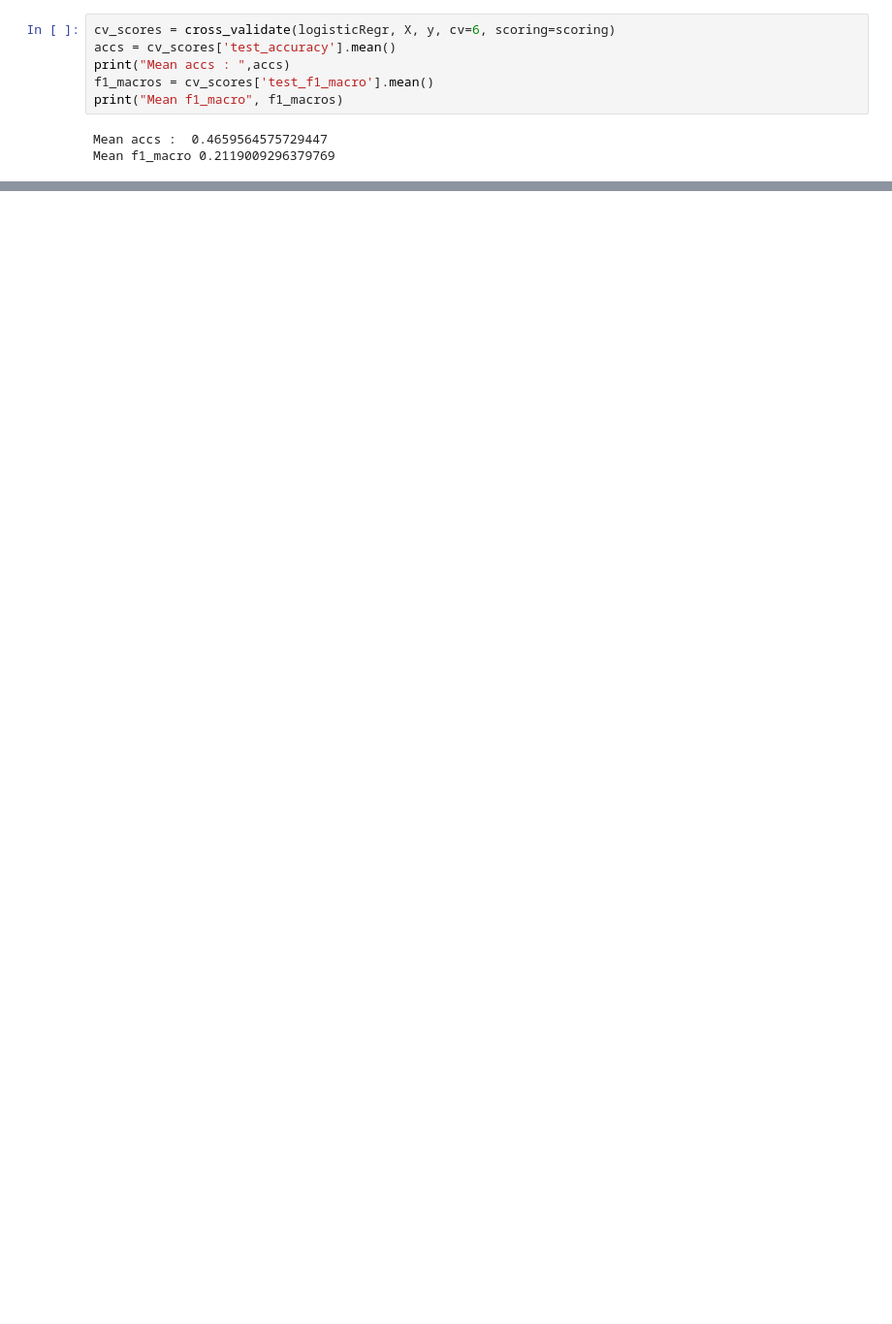
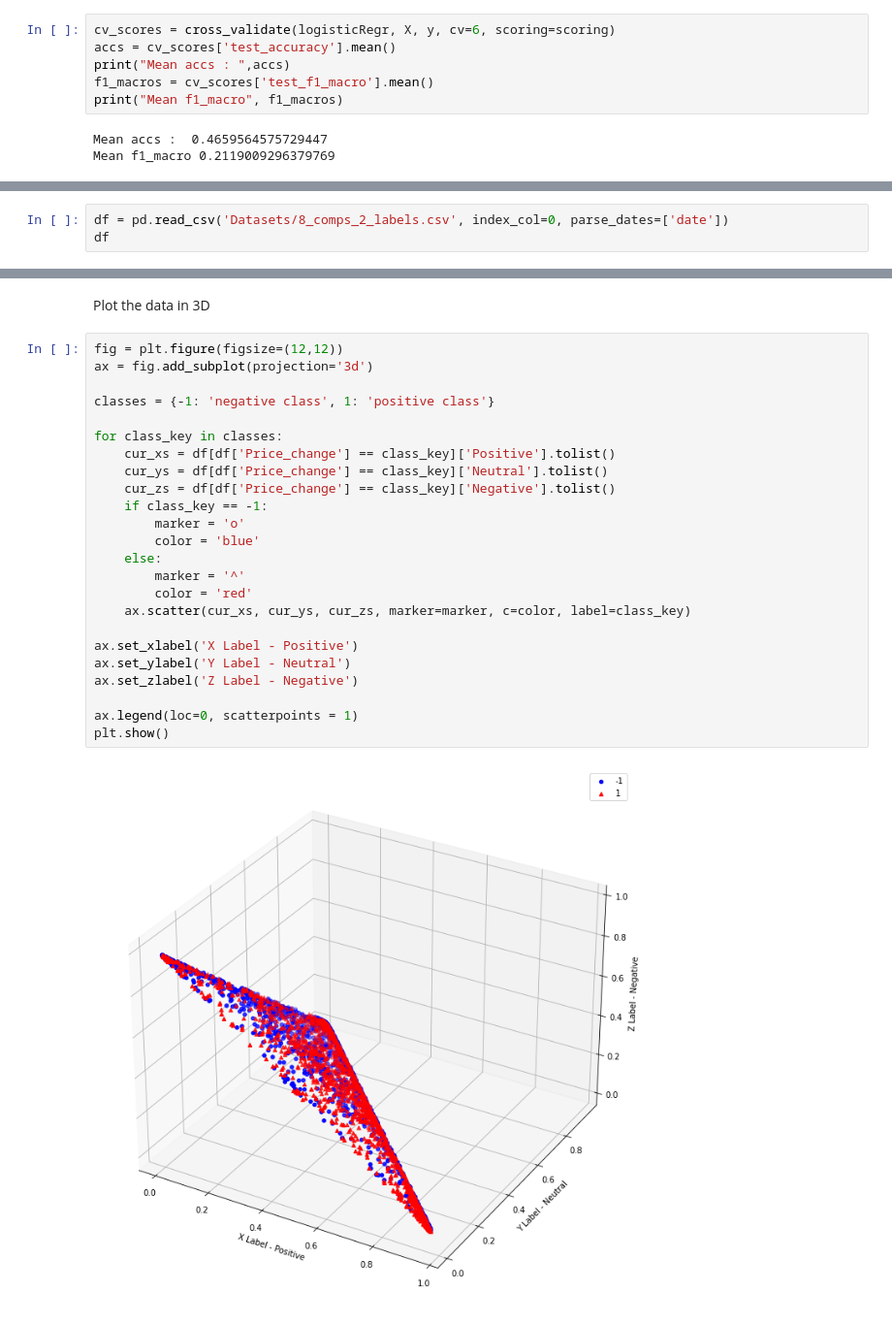
Before and after one commit to Poulinakis-Konstantinos/Stock_prediction_with_News_Sentiment_Analysis, a Jupyter notebook: ML_algos.ipynb, the cells around one changed output, grey strips where cells are left out. Shown at 97% size. Saved outputs shown, nothing was run; the diff lists cells and outputs as text; blank space fills up the shorter version.

```diff
--- a/ML_algos.ipynb
+++ b/ML_algos.ipynb
@@ -182,0 +208,3 @@ plt.show()
+# %%
+df = pd.read_csv('Datasets/8_comps_2_labels.csv', index_col=0, parse_dates=['date'])
+df
@@ -182,0 +237,28 @@ plt.show()
+# %% [markdown]
+Plot the data in 3D
+# %%
+fig = plt.figure(figsize=(12,12))
+ax = fig.add_subplot(projection='3d')
+
+classes = {-1: 'negative class', 1: 'positive class'}
+
+for class_key in classes:
+    cur_xs = df[df['Price_change'] == class_key]['Positive'].tolist()
+    cur_ys = df[df['Price_change'] == class_key]['Neutral'].tolist()
+    cur_zs = df[df['Price_change'] == class_key]['Negative'].tolist()
+    if class_key == -1:
+        marker = 'o'
+        color = 'blue'
+    else:
+        marker = '^'
+        color = 'red'
+    ax.scatter(cur_xs, cur_ys, cur_zs, marker=marker, c=color, label=class_key)
+
+ax.set_xlabel('X Label - Positive')
+ax.set_ylabel('Y Label - Neutral')
+ax.set_zlabel('Z Label - Negative')
+
+ax.legend(loc=0, scatterpoints = 1)
+plt.show()
+# %% [output]
+[figure, added]
```
Also changed, not shown: parts of 21 cells of this notebook.
